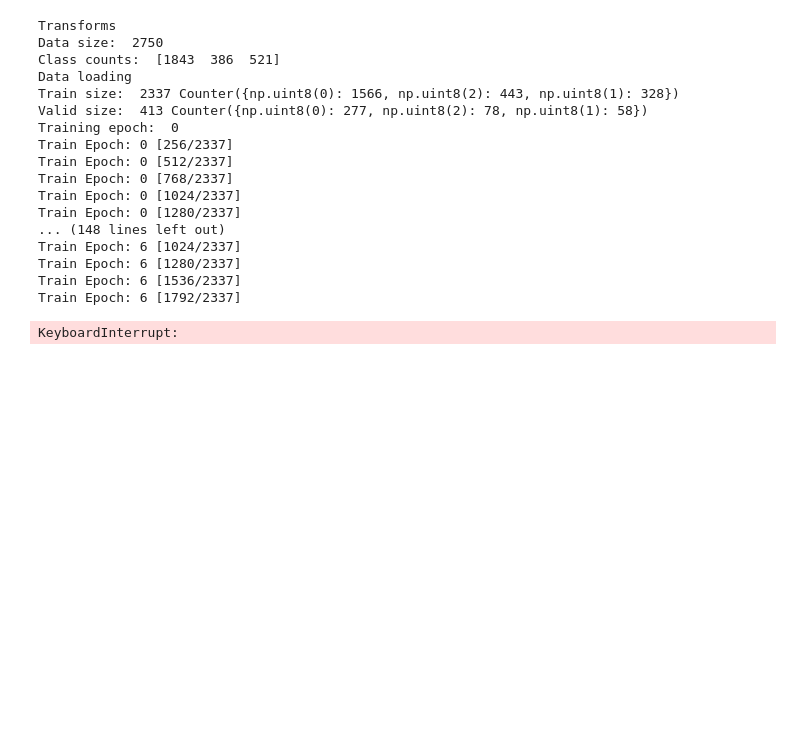
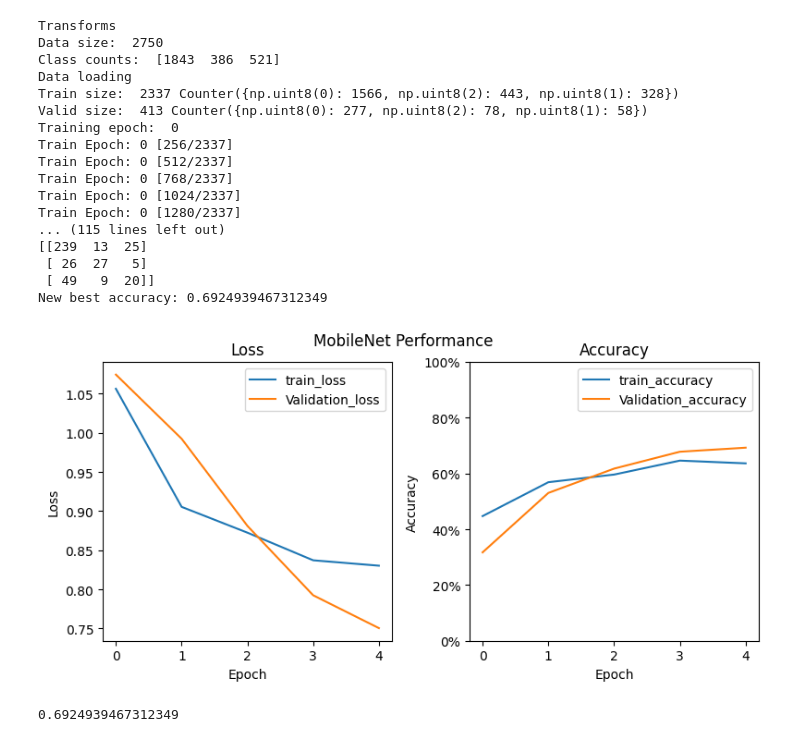
Before and after one commit to Santy-K/Skin-Lesion-DL-Classifier, a Jupyter notebook: Test.ipynb, the cells around one changed output. Saved outputs shown, nothing was run; the diff lists cells and outputs as text; code cells hidden in the pictures; blank space fills up the shorter version.

```diff
--- a/Test.ipynb
+++ b/Test.ipynb
@@ -502,7 +502,7 @@ if 0 == 1:
 
 #2. Hyperparameters, standard for reference
 learning_rate = 3e-4
-num_epochs = 75
+num_epochs = 5
 weight_decay = 1e-4
 
 #3. Model
@@ -524,39 +524,40 @@ for epoch in range(num_epochs):
 
     print("Testing epoch: ", epoch)
     accuracy = max(accuracy, trainer.test(valid_loader, "Validation", epoch))
 
     if accuracy > best_accuracy:
         best_accuracy = accuracy
         best_model_file = f"models/{name}_{epoch}.pth"
         best_epoch = epoch
         print(f"New best accuracy: {best_accuracy}")
         #Save the model
         trainer.save_model(f"models/{name}_{epoch}.pth", model_name=f"history/{name}")
 
 #Save the model after final testing
 trainer.save_model(f"models/{name}_{num_epochs}.pth", model_name=f"history/{name}")
 
 trainer.plot_model(model_name="MobileNet", path=f"plots/{name}.jpg")
 print(accuracy)
 # %% [output]
 Transforms
 Data size:  2750
 Class counts:  [1843  386  521]
 Data loading
 Train size:  2337 Counter({np.uint8(0): 1566, np.uint8(2): 443, np.uint8(1): 328})
 Valid size:  413 Counter({np.uint8(0): 277, np.uint8(2): 78, np.uint8(1): 58})
 Training epoch:  0
 Train Epoch: 0 [256/2337]
 Train Epoch: 0 [512/2337]
 Train Epoch: 0 [768/2337]
 Train Epoch: 0 [1024/2337]
 Train Epoch: 0 [1280/2337]
-... (148 lines left out)
-Train Epoch: 6 [1024/2337]
-Train Epoch: 6 [1280/2337]
-Train Epoch: 6 [1536/2337]
-Train Epoch: 6 [1792/2337]
+... (115 lines left out)
+[[239  13  25]
+ [ 26  27   5]
+ [ 49   9  20]]
+New best accuracy: 0.6924939467312349
+[figure, added]
-KeyboardInterrupt:
+0.6924939467312349
 # %%
 device = trainer.device
 BEST_MODEL_PATH = best_model_file
```
Also changed, not shown: parts of 2 cells of this notebook.
